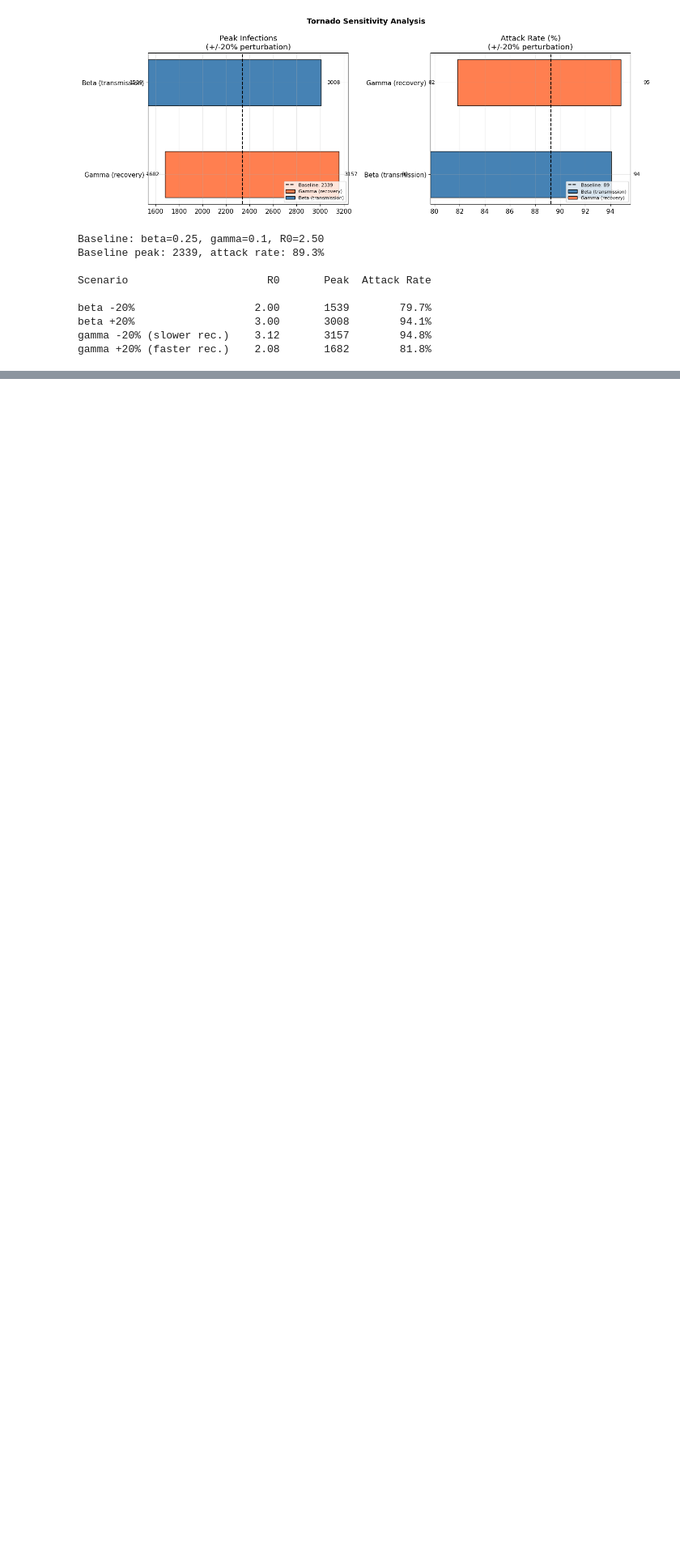
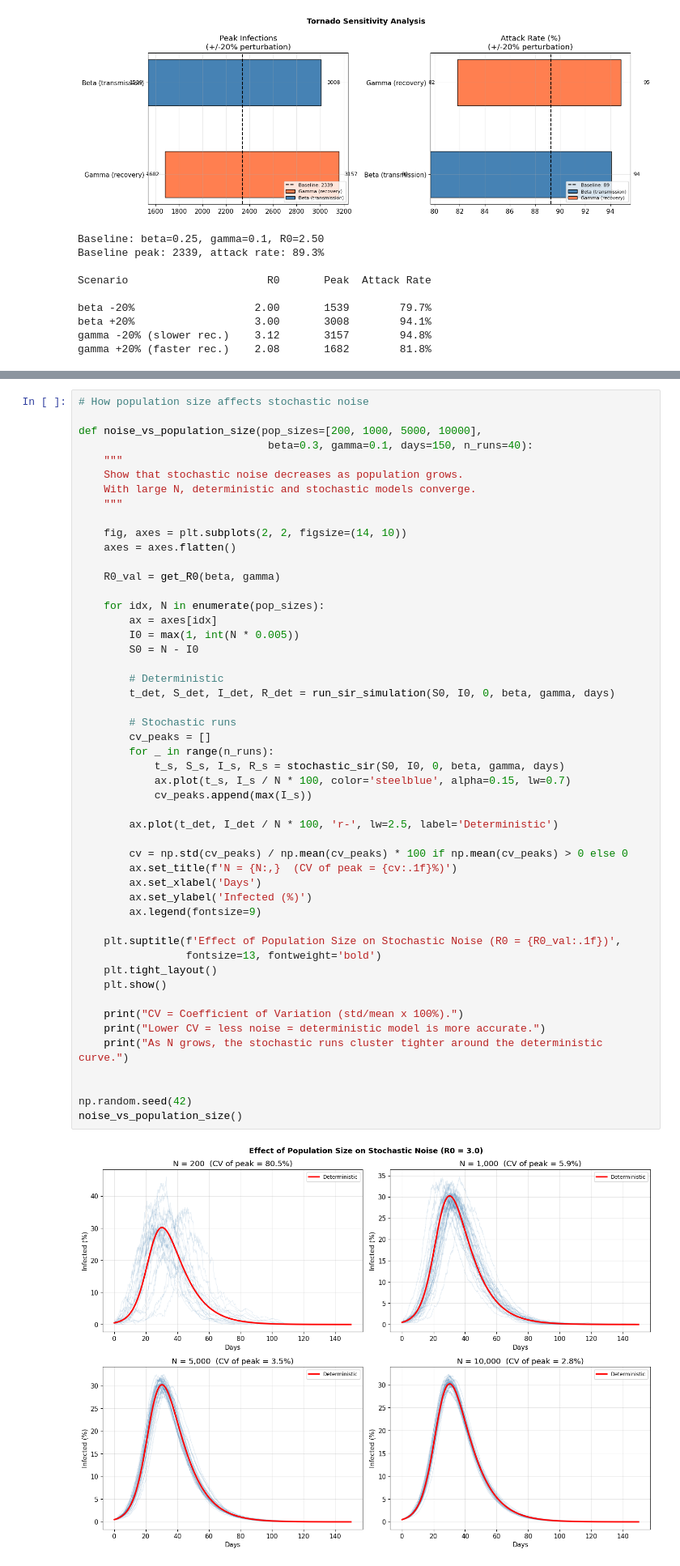
Before and after one commit to AhmedInv40/SIR-Epidemic-Model, a Jupyter notebook: SIR Epidemic Model.ipynb, the cells around one changed output, grey strips where cells are left out. Shown at 81% size. Cells and saved outputs as stored; diff of their text form; blank space fills up the shorter version.

Commit message:
Stochastic SIR, testing random noise!

```diff
--- a/SIR Epidemic Model.ipynb
+++ b/SIR Epidemic Model.ipynb
@@ -984,0 +1138,52 @@ gamma +20% (faster rec.)    2.08       1682        81.8%
+# %%
+# How population size affects stochastic noise
+
+def noise_vs_population_size(pop_sizes=[200, 1000, 5000, 10000],
+                              beta=0.3, gamma=0.1, days=150, n_runs=40):
+    """
+    Show that stochastic noise decreases as population grows.
+    With large N, deterministic and stochastic models converge.
+    """
+
+    fig, axes = plt.subplots(2, 2, figsize=(14, 10))
+    axes = axes.flatten()
+
+    R0_val = get_R0(beta, gamma)
+
+    for idx, N in enumerate(pop_sizes):
+        ax = axes[idx]
+        I0 = max(1, int(N * 0.005))
+        S0 = N - I0
+
+        # Deterministic
+        t_det, S_det, I_det, R_det = run_sir_simulation(S0, I0, 0, beta, gamma, days)
+
+        # Stochastic runs
+        cv_peaks = []
+        for _ in range(n_runs):
+            t_s, S_s, I_s, R_s = stochastic_sir(S0, I0, 0, beta, gamma, days)
+            ax.plot(t_s, I_s / N * 100, color='steelblue', alpha=0.15, lw=0.7)
+            cv_peaks.append(max(I_s))
+
+        ax.plot(t_det, I_det / N * 100, 'r-', lw=2.5, label='Deterministic')
+
+        cv = np.std(cv_peaks) / np.mean(cv_peaks) * 100 if np.mean(cv_peaks) > 0 else 0
+        ax.set_title(f'N = {N:,}  (CV of peak = {cv:.1f}%)')
+        ax.set_xlabel('Days')
+        ax.set_ylabel('Infected (%)')
+        ax.legend(fontsize=9)
+
+    plt.suptitle(f'Effect of Population Size on Stochastic Noise (R0 = {R0_val:.1f})',
+                 fontsize=13, fontweight='bold')
+    plt.tight_layout()
+    plt.show()
+
+    print("CV = Coefficient of Variation (std/mean x 100%).")
+    print("Lower CV = less noise = deterministic model is more accurate.")
+    print("As N grows, the stochastic runs cluster tighter around the deterministic curve.")
+
+
+np.random.seed(42)
+noise_vs_population_size()
+# %% [output]
+[figure, added]
```
Also changed, not shown: parts of 8 cells of this notebook.
